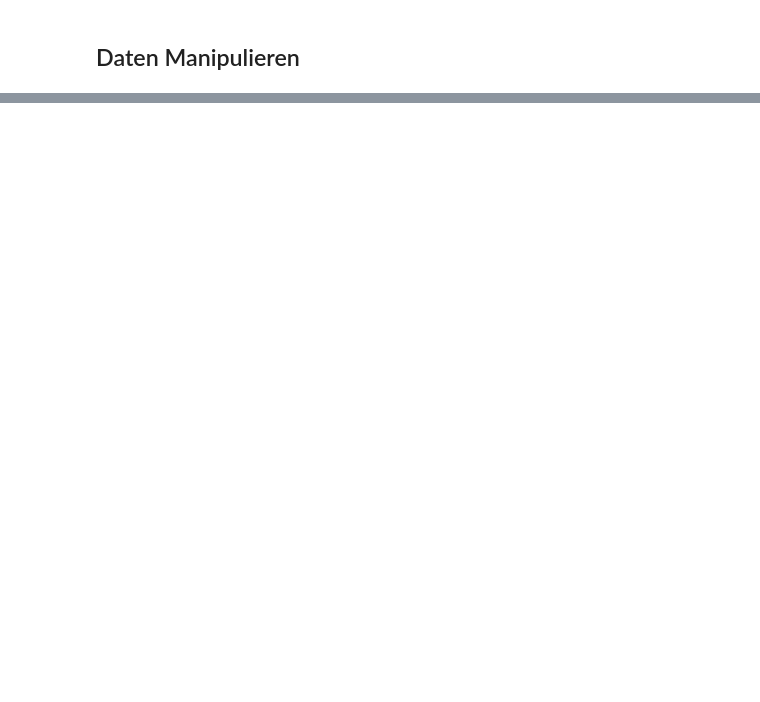
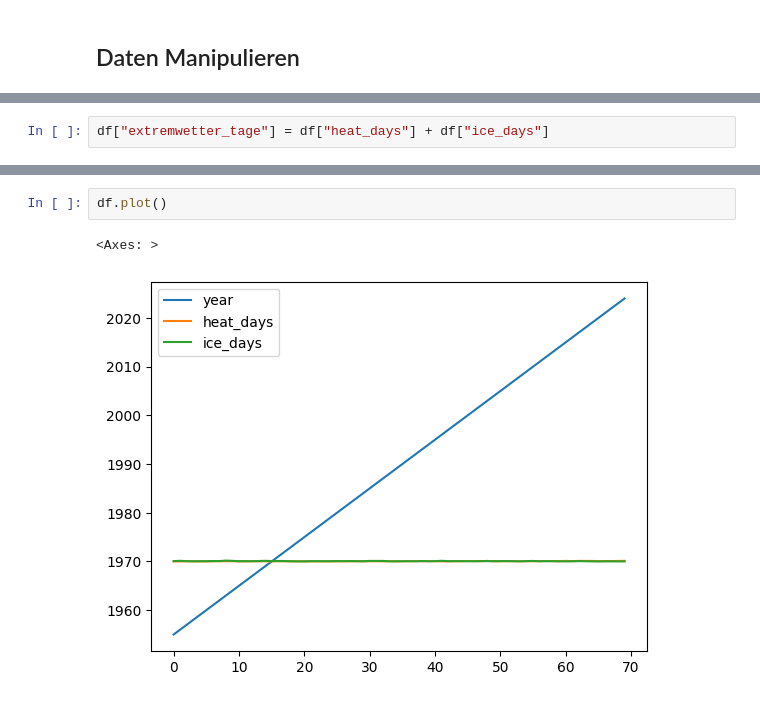
Before and after one commit to Plangegger/data-science-ue-ct, a Jupyter notebook: notebooks/01_data_with_pandas.ipynb, the cells around one changed output, grey strips where cells are left out. Saved outputs shown, nothing was run; the diff lists cells and outputs as text; blank space fills up the shorter version.

```diff
--- a/notebooks/01_data_with_pandas.ipynb
+++ b/notebooks/01_data_with_pandas.ipynb
@@ -74,0 +154,2 @@ df.describe()
+# %%
+df["extremwetter_tage"] = df["heat_days"] + df["ice_days"]
@@ -74,0 +165,5 @@ df.describe()
+# %%
+df.plot()
+# %% [output]
+<Axes: >
+[figure, added]
```
Also changed, not shown: parts of 16 cells of this notebook, 1 other file.
